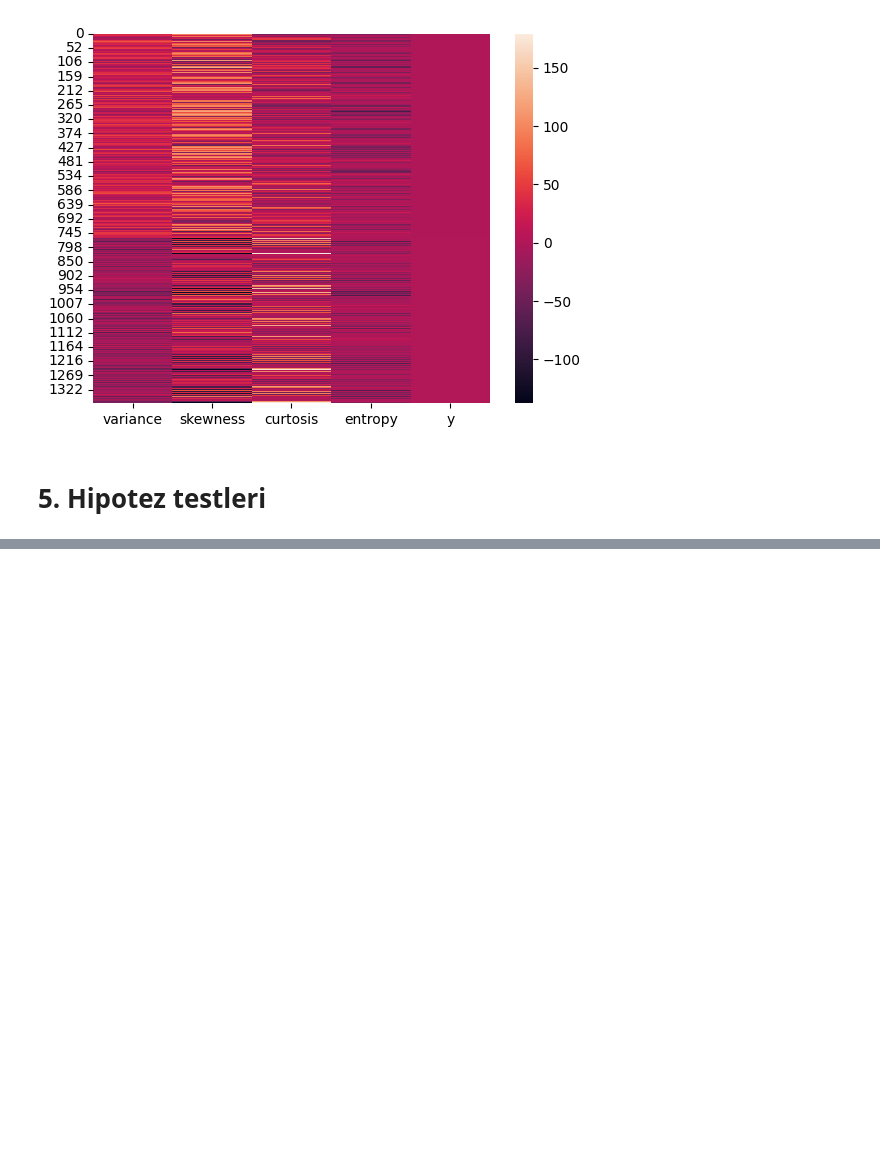
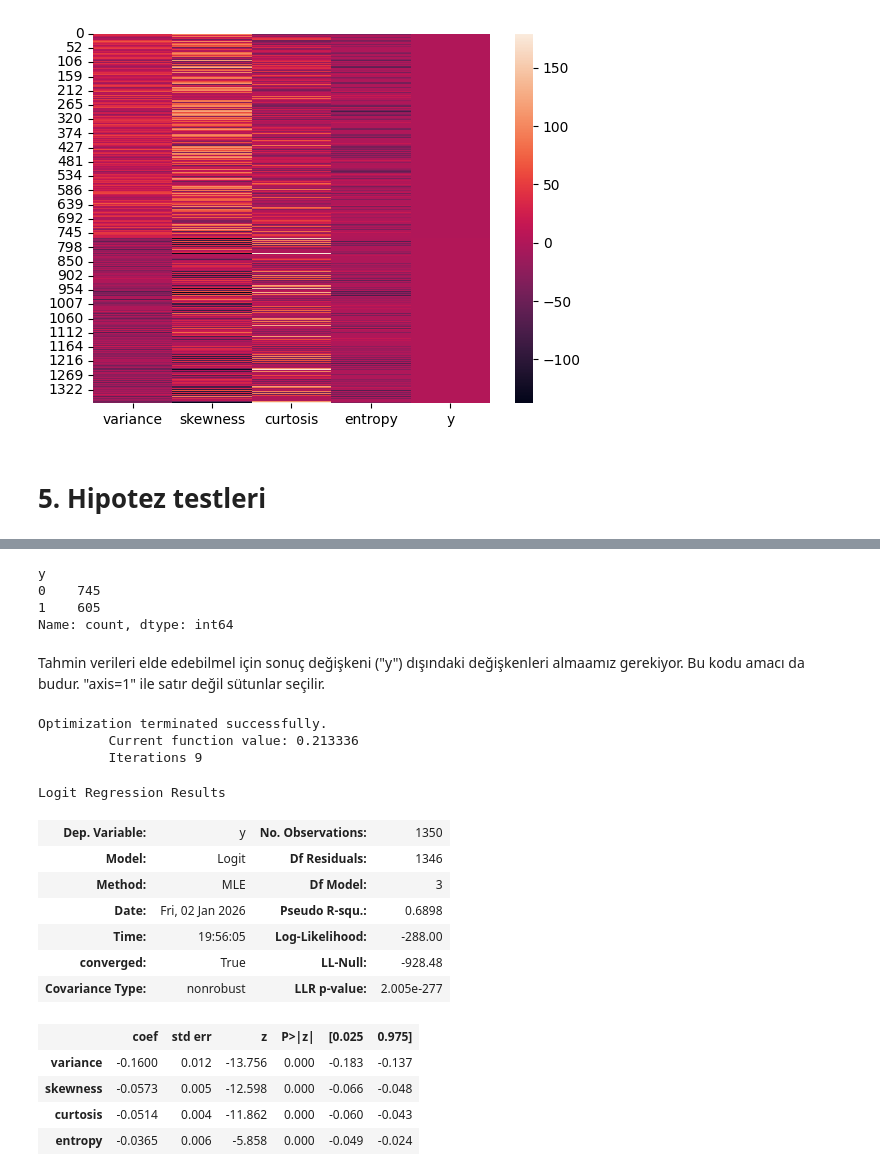
Before and after one commit to mfasahin/banknot_authentication, a Jupyter notebook: data_banknote.ipynb, the cells around one changed output, grey strips where cells are left out. Drawn from its saved outputs; the diff is of its cells as text; code cells hidden in the pictures; blank space fills up the shorter version.

```diff
--- a/data_banknote.ipynb
+++ b/data_banknote.ipynb
@@ -210,0 +311,7 @@ sns.heatmap(df)
+# %%
+df["y"].value_counts()
+# %% [output]
+y
+0    745
+1    605
+Name: count, dtype: int64
@@ -210,0 +321,24 @@ sns.heatmap(df)
+# %% [markdown]
+Tahmin verileri elde edebilmel için sonuç değişkeni ("y") dışındaki değişkenleri almaamız gerekiyor. Bu kodu amacı da budur. "axis=1" ile satır değil sütunlar seçilir.
+# %%
+#statmodels
+loj = sm.Logit(y, x)
+loj_model = loj.fit()
+loj_model.summary()
+# %% [output]
+Optimization terminated successfully.
+         Current function value: 0.213336
+         Iterations 9
+Logit Regression Results
+| Dep. Variable: | y | No. Observations: | 1350 |
+| Model: | Logit | Df Residuals: | 1346 |
+| Method: | MLE | Df Model: | 3 |
+| Date: | Fri, 02 Jan 2026 | Pseudo R-squ.: | 0.6898 |
+| Time: | 19:56:05 | Log-Likelihood: | -288.00 |
+| converged: | True | LL-Null: | -928.48 |
+| Covariance Type: | nonrobust | LLR p-value: | 2.005e-277 |
+|  | coef | std err | z | P>|z| | [0.025 | 0.975] |
+| variance | -0.1600 | 0.012 | -13.756 | 0.000 | -0.183 | -0.137 |
+| skewness | -0.0573 | 0.005 | -12.598 | 0.000 | -0.066 | -0.048 |
+| curtosis | -0.0514 | 0.004 | -11.862 | 0.000 | -0.060 | -0.043 |
+| entropy | -0.0365 | 0.006 | -5.858 | 0.000 | -0.049 | -0.024 |
```
Also changed, not shown: parts of 28 cells of this notebook.
